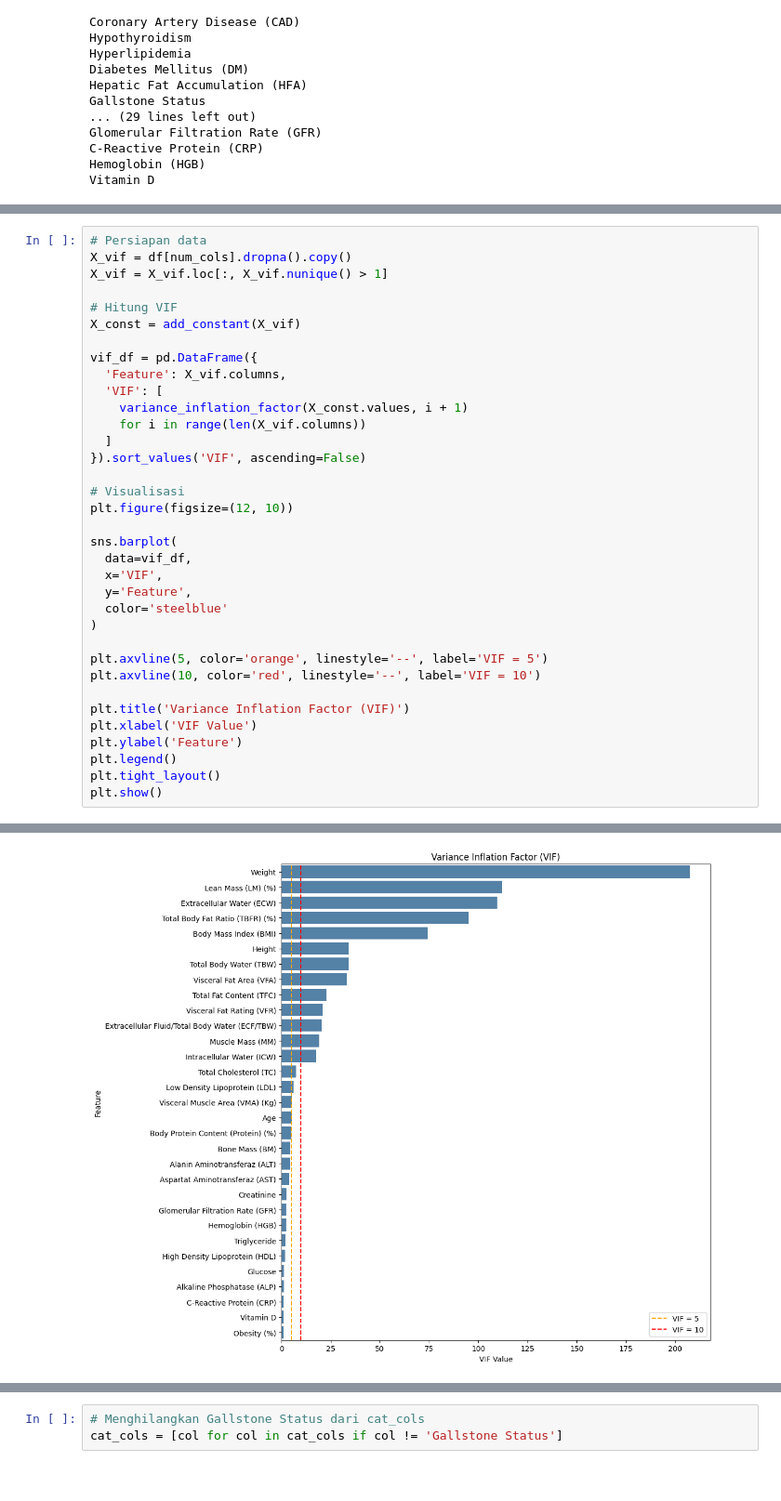
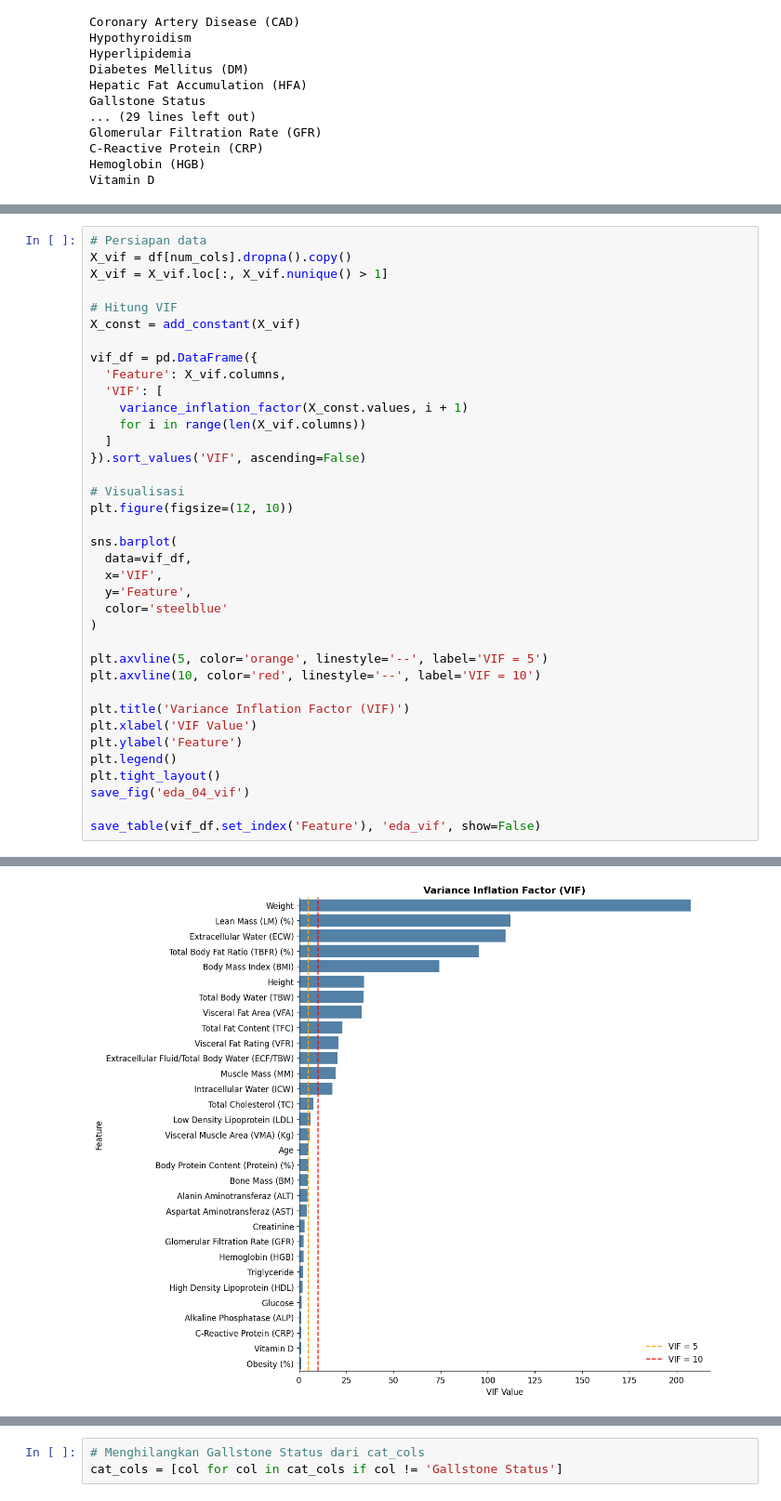
Before and after one commit to Sands225/Gallstone-Classification, a Jupyter notebook: [Machine_Learning]_Gallstone_Disease_Classification.ipynb, the cells around one changed output, grey strips where cells are left out. Shown at 93% size. Saved outputs shown, nothing was run; the diff lists cells and outputs as text.

```diff
--- a/[Machine_Learning]_Gallstone_Disease_Classification.ipynb
+++ b/[Machine_Learning]_Gallstone_Disease_Classification.ipynb
@@ -417,5 +520,7 @@ plt.xlabel('VIF Value')
 plt.ylabel('Feature')
 plt.legend()
 plt.tight_layout()
-plt.show()
+save_fig('eda_04_vif')
+
+save_table(vif_df.set_index('Feature'), 'eda_vif', show=False)
 # %% [output]
@@ -422 +528 @@ plt.show()
-[figure, old version]
+[figure, new version]
```
Also changed, not shown: parts of 50 cells of this notebook.
